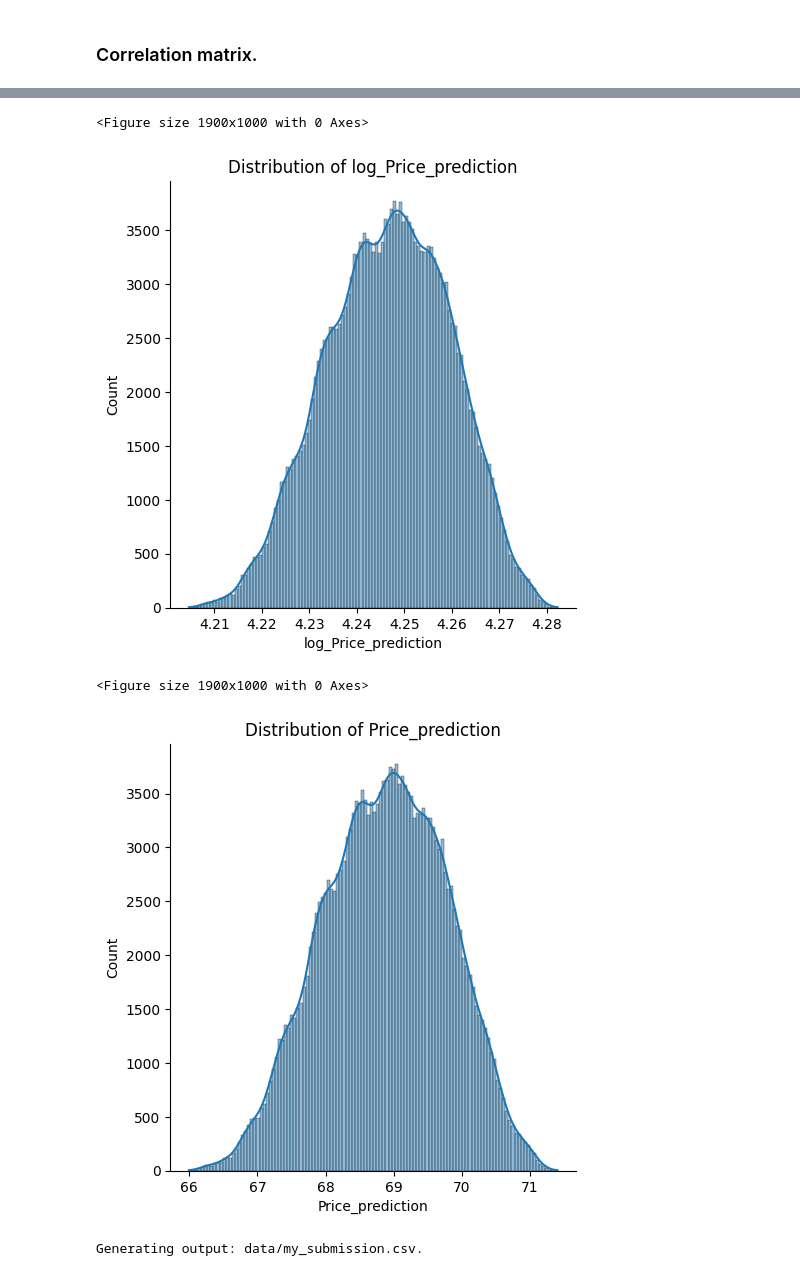
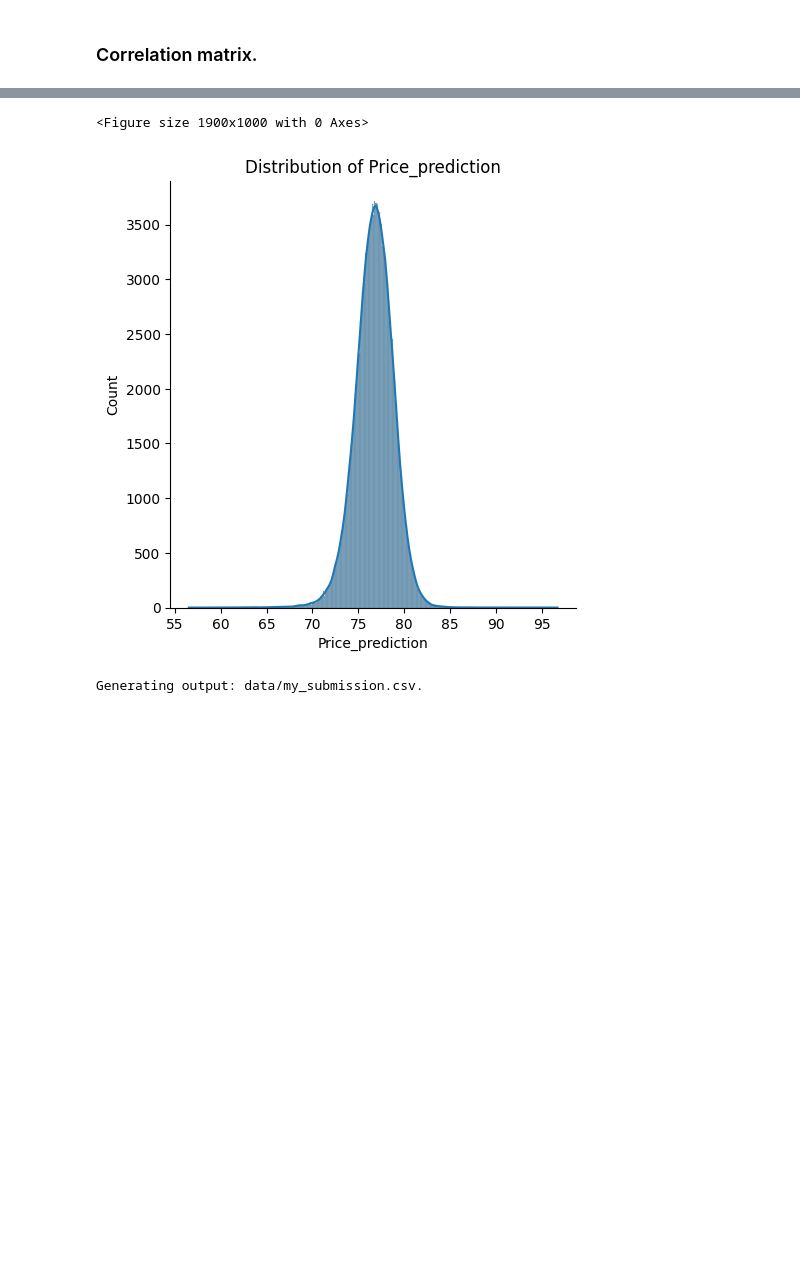
Before and after one commit to BaptPicxDev/swag2-backpack-predict, a Jupyter notebook: notebooks/training.ipynb, the cells around one changed output, grey strips where cells are left out. Drawn from its saved outputs; the diff is of its cells as text; code cells hidden in the pictures; blank space fills up the shorter version.

```diff
--- a/notebooks/training.ipynb
+++ b/notebooks/training.ipynb
@@ -298,0 +362,10 @@ LinearRegression()
+# %%
+best_model, parameters = get_xgboost_model()
+best_model.fit(X_train, y_train)
+# best_model = run_grid_search_and_kfold(
+#     model=best_model,
+#     parameters=parameters,
+#     X_train=X_train,
+#     y_train=y_train,  # .ravel() to fix warnings?
+# )
+make_a_sound()
@@ -421,0 +466,9 @@ memory usage: 19.8 MB
+# %%
+df_test_polynomial = generate_polynomial_column_using_polynomial_feature_encoder(df=df_test_filled.loc[:, ["id", "Weight Capacity (kg)"]], polynomial_encoder=pf)
+df_test_filled = pd.merge(
+    df_test_filled,
+    df_test_polynomial,
+    on="id",
+    how="left",
+).drop(columns=["Original"])
+df_train_filled.info()
@@ -421,0 +493,3 @@ memory usage: 19.8 MB
+# %%
+df_test_filled_n = encode_categories_using_encoders_and_scalers(df=df_test_filled, encoders_and_scalers=scalers_and_encoders)
+df_test_filled_n.info()
@@ -422,7 +514,6 @@ memory usage: 19.8 MB
 # %%
-df_test_filled_n["scale_log_Price_prediction"] = model_rf.predict(df_test_filled_n.loc[:, column_names])
-df_test_filled_n["log_Price_prediction"] = scalers_and_encoders["log_Price"].inverse_transform(df_test_filled_n.loc[:, ["scale_log_Price_prediction"]])
-df_test_filled_n["Price_prediction"] = np.expm1(df_test_filled_n.log_Price_prediction)
+df_test_filled_n["scale_Price_prediction"] = best_model.predict(df_test_filled_n.loc[:, column_names])
+df_test_filled_n["Price_prediction"] = scalers_and_encoders["Price"].inverse_transform(df_test_filled_n.loc[:, ["scale_Price_prediction"]])
 df_test_filled_n
 # %% [output]
 |  | id | Brand | Material | Size | Compartments | Laptop Compartment | Waterproof | Style | Color | ... |
@@ -441,11 +532,9 @@ df_test_filled_n
 # %%
-distplot(df=df_test_filled_n, variable_name="log_Price_prediction")
+# distplot(df=df_test_filled_n, variable_name="log_Price_prediction")
 distplot(df=df_test_filled_n, variable_name="Price_prediction")
 # %% [output]
 <Figure size 1900x1000 with 0 Axes>
-[figure, old version]
+[figure, new version]
-<Figure size 1900x1000 with 0 Axes>
-[figure, removed]
 # %%
 prepare_submission(df_predictions=df_test_filled_n.rename(columns={"Price_prediction": "prediction"}))
 # %% [output]
```
Also changed, not shown: parts of 34 cells of this notebook.
